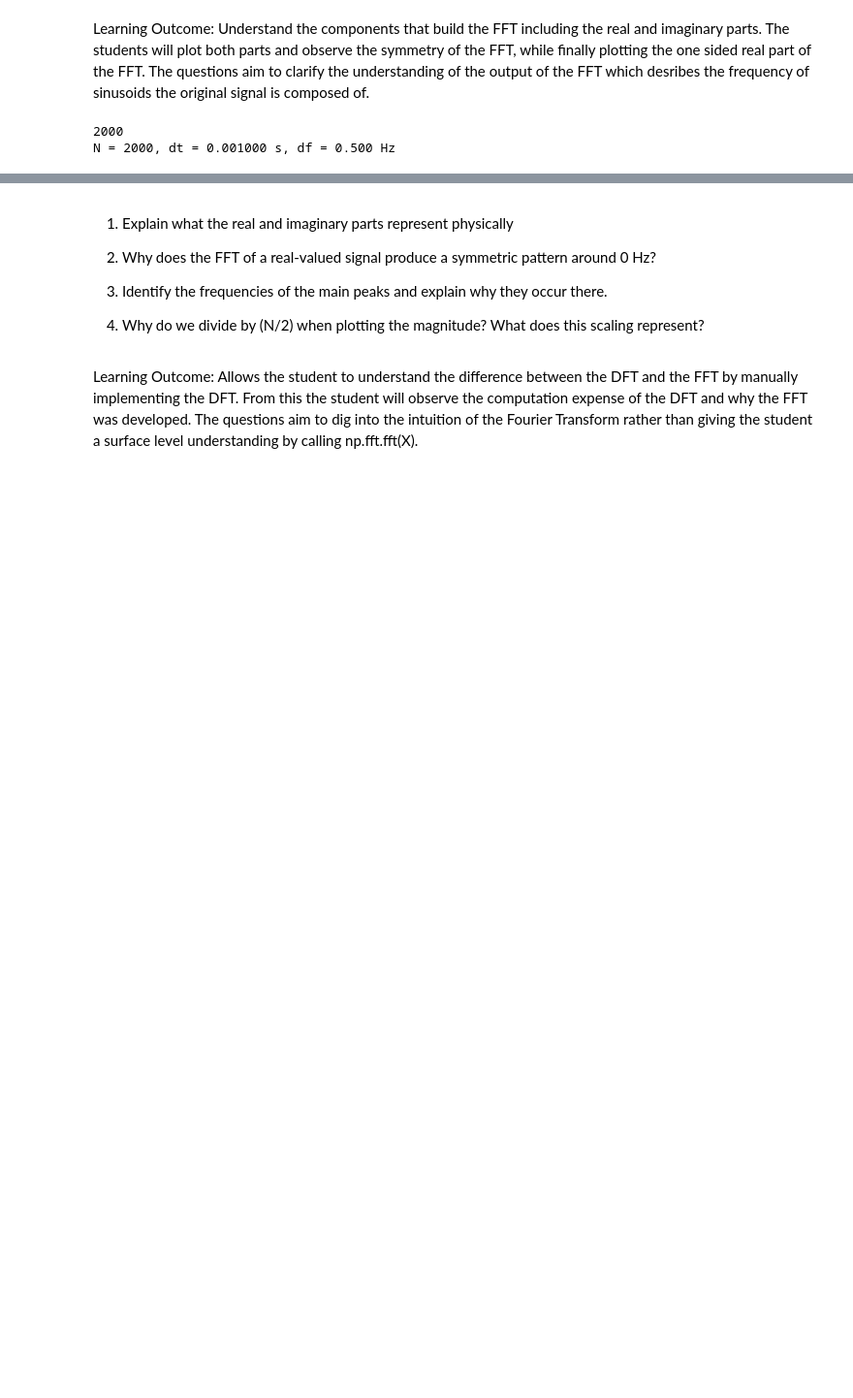
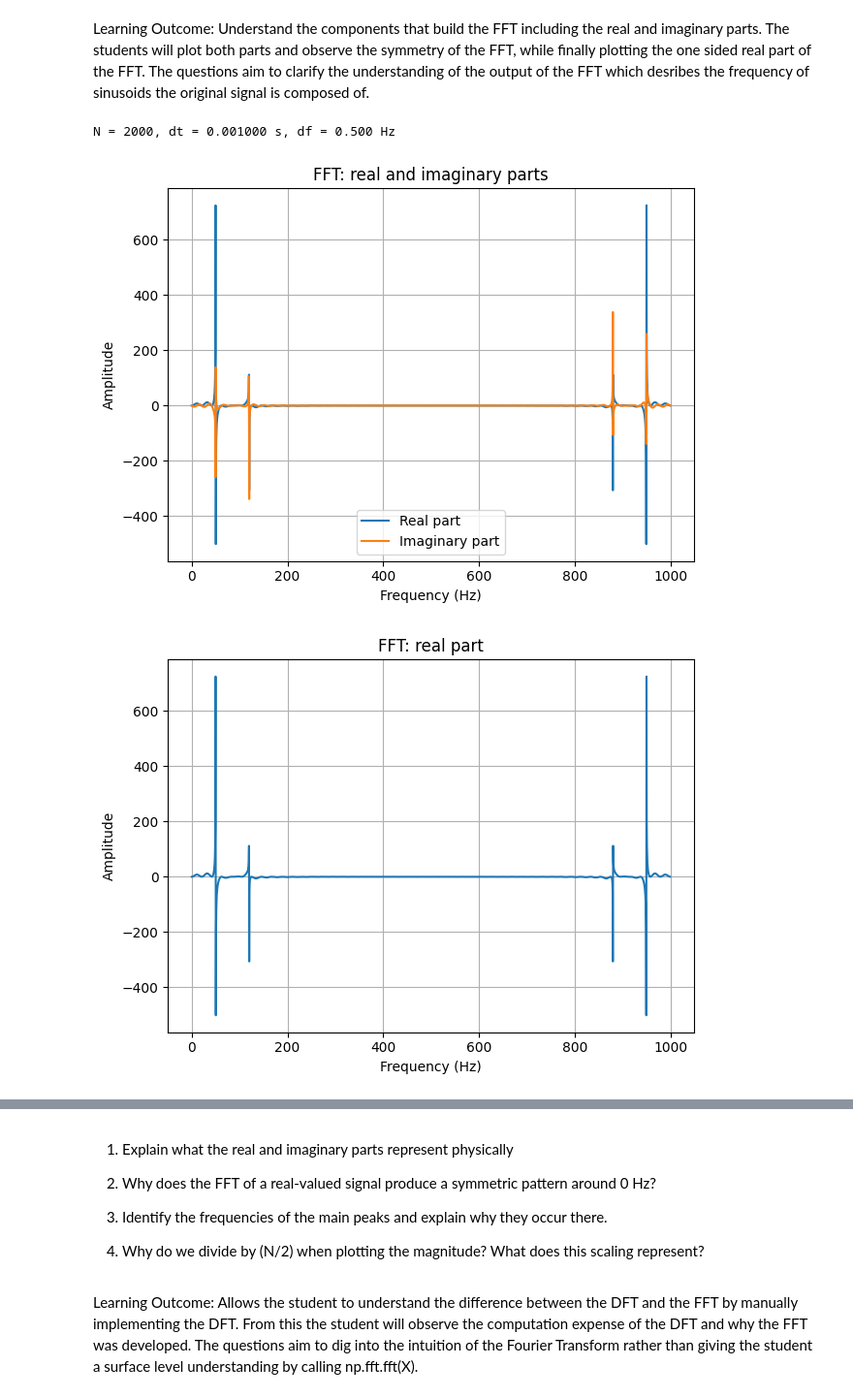
Before and after one commit to JoshClaassen02/DigitalSignalProcessing, a Jupyter notebook: Lab 1/lab1_boilercode.ipynb, the cells around one changed output, grey strips where cells are left out. Shown at 97% size. Saved outputs shown, nothing was run; the diff lists cells and outputs as text; code cells hidden in the pictures; blank space fills up the shorter version.

Commit message:
Part 2 progress

```diff
--- a/Lab 1/lab1_boilercode.ipynb
+++ b/Lab 1/lab1_boilercode.ipynb
@@ -92,51 +92,52 @@ freqs = np.arange(N)*(Fs/N)
 
 # TODO 6: Plot both real and imaginary parts vs frequency
 plt.figure()
-plt.plot(freqs, X.real, label="Real part")
-plt.plot(freqs, X.imag, label="Imaginary part")
+plt.plot(freqs, np.real(X), label="Real part")
+plt.plot(freqs, np.imag(X), label="Imaginary part")
 
 plt.xlabel("Frequency (Hz)")
 plt.ylabel("Amplitude")
 plt.title("FFT: real and imaginary parts")
 plt.legend()
-plt.grid()
+plt.grid(True)
+plt.tight_layout()
 plt.show()
 
 # TODO 7: Plot only real part vs frequency
 plt.figure()
-plt.plot(freqs, X.real)
+plt.plot(freqs, np.real(X))
 plt.xlabel("Frequency (Hz)")
 plt.ylabel("Amplitude")
 plt.title("FFT: real part")
-plt.legend()
-plt.grid()
+plt.grid(True)
+plt.tight_layout()
 plt.show()
 
 # One-sided magnitude plot
 def plot_spectrum(X, Fs, title="One-sided magnitude spectrum"):
     """
     Plot a one-sided magnitude spectrum
     """
     N = X.size
 
     # TODO 8: build frequency axis in Hz using np.fft.fftfreq
     freqs = np.fft.fftfreq(N, d=dt) # dt=1/Fs
     # TODO 9: mask non-negative frequencies
     mask = (freqs>=0)
     # TODO 10: compute magnitude
     mag = np.abs(X)
-    plt.figure(figsize=(8, 3))
+
+    plt.figure(figsize=(8,3))
     plt.plot(freqs[mask], mag[mask])
     plt.xlabel("Frequency [Hz]")
     plt.ylabel("Amplitude")
     plt.title(title)
     plt.grid(True)
     plt.tight_layout()
     plt.show()
 
-
-
-# plot_spectrum(X, Fs, title="FFT one-sided magnitude")
+plot_spectrum(X, Fs, title="FFT one-sided magnitude")
 # %% [output]
-2000
 N = 2000, dt = 0.001000 s, df = 0.500 Hz
+[figure, added]
+[figure, added]
```
Also changed, not shown: parts of 2 cells of this notebook.
